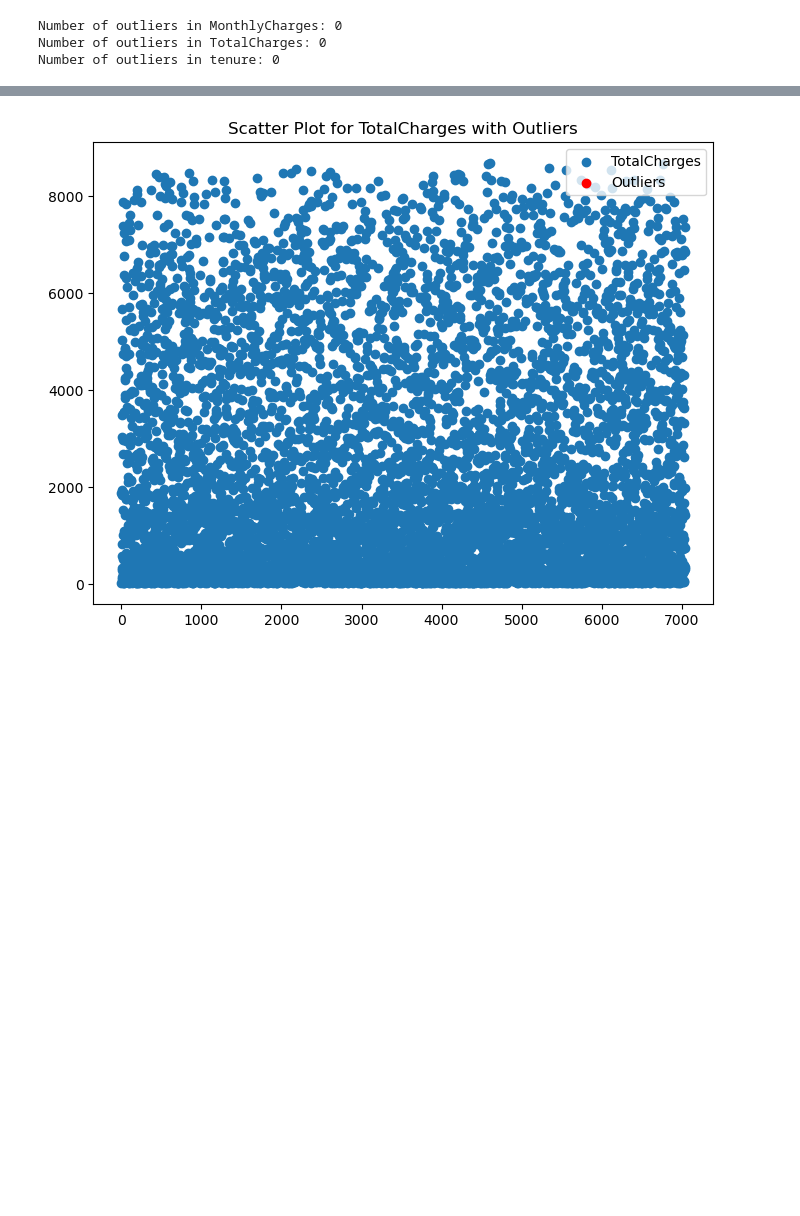
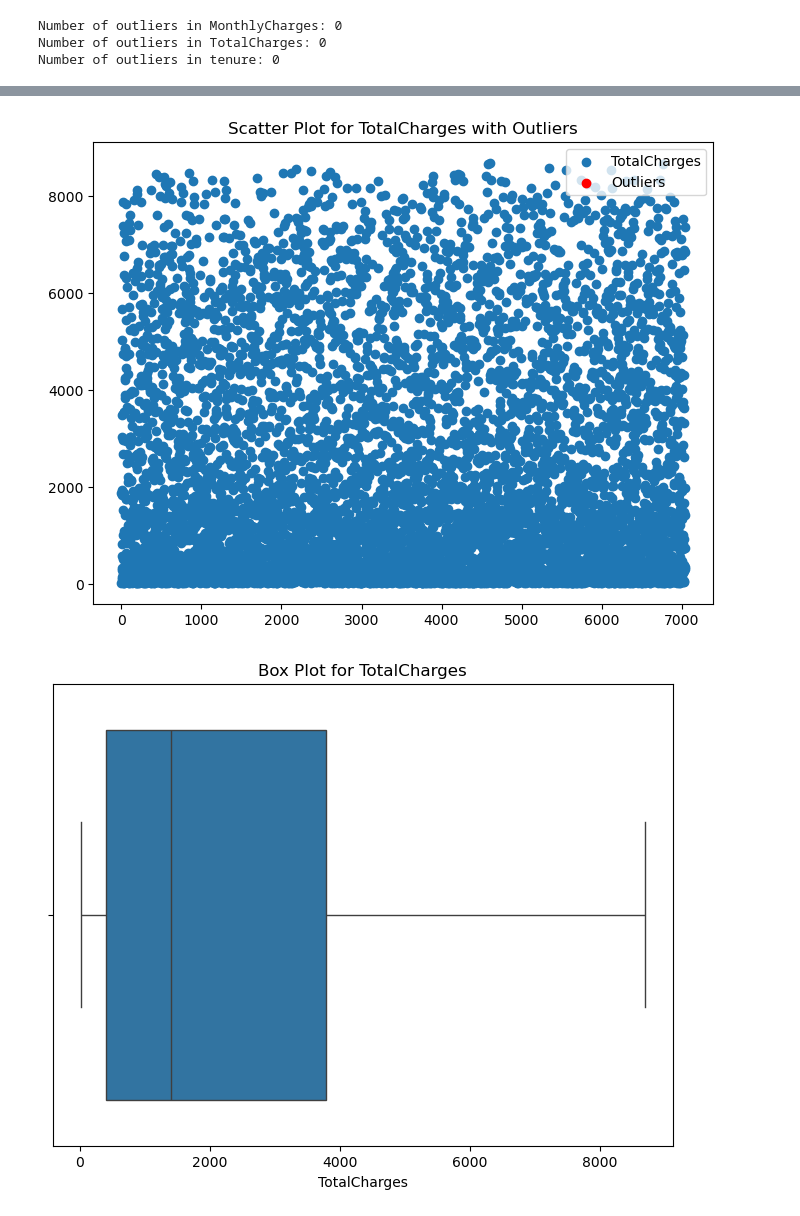
Before and after one commit to ManoharKonala/BootCamp_2K24, a Jupyter notebook: Customer Churn Analysis/Analysis_Customer_Churn.ipynb, the cells around one changed output, grey strips where cells are left out. Saved outputs shown, nothing was run; the diff lists cells and outputs as text; code cells hidden in the pictures; blank space fills up the shorter version.

Commit message:
BoxPlots,EDA-Univariate,Bivariate

```diff
--- a/Customer Churn Analysis/Analysis_Customer_Churn.ipynb
+++ b/Customer Churn Analysis/Analysis_Customer_Churn.ipynb
@@ -172,12 +173,18 @@ plt.show()
 # %%
 plt.figure(figsize=(8, 6))
 plt.scatter(df.index, df['TotalCharges'], label='TotalCharges')
 plt.scatter(outliers_totalcharges.index, outliers_totalcharges['TotalCharges'], color='red', label='Outliers')
 plt.title('Scatter Plot for TotalCharges with Outliers')
 plt.legend()
 plt.show()
+
+plt.figure(figsize=(8, 6))
+sns.boxplot(x=df['TotalCharges'])
+plt.title('Box Plot for TotalCharges')
+plt.show()
 # %% [output]
 [figure]
+[figure, added]
 # %%
 plt.figure(figsize=(8, 6))
 plt.scatter(df.index, df['tenure'], label='tenure')
```
Also changed, not shown: parts of 28 cells of this notebook.
